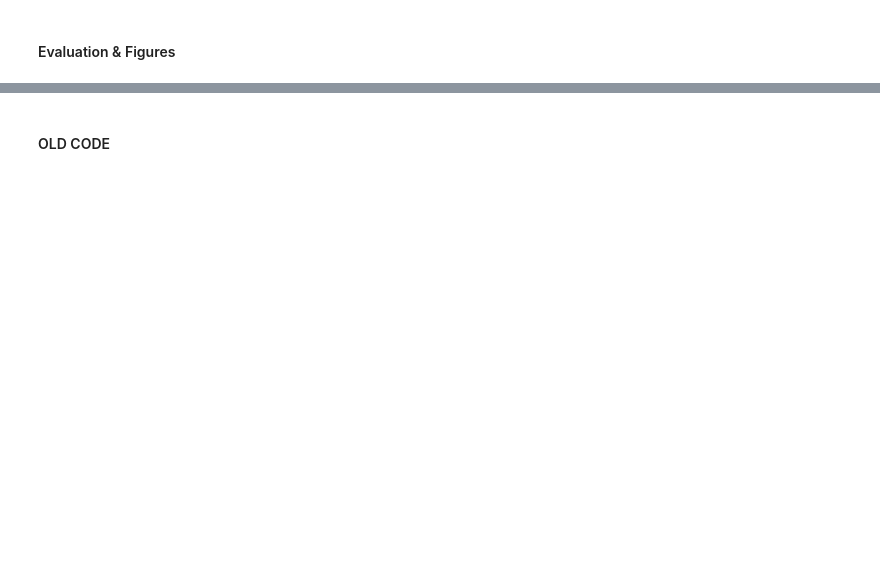
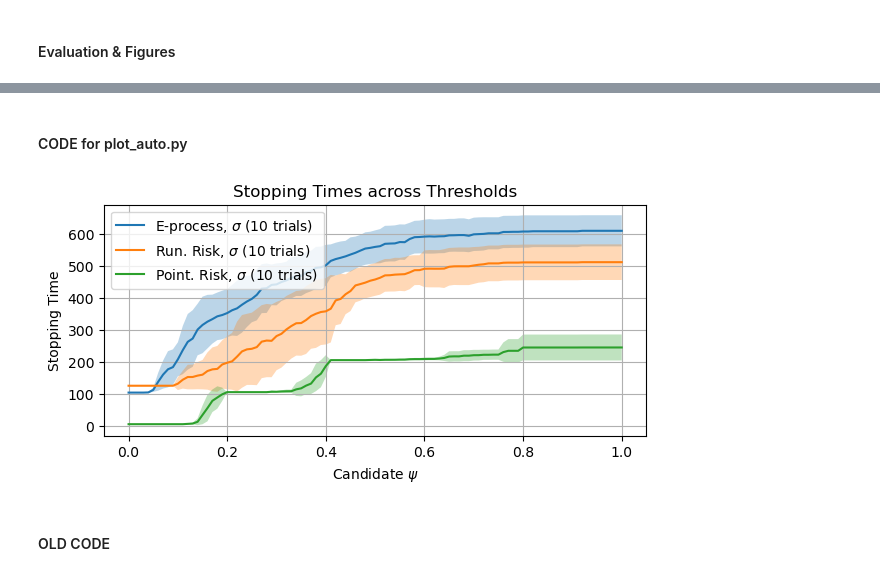
Before and after one commit to alextimans/risk-monitor, a Jupyter notebook: notebooks/rc_supervised2.ipynb, the cells around one changed output, grey strips where cells are left out. Saved outputs shown, nothing was run; the diff lists cells and outputs as text; code cells hidden in the pictures; blank space fills up the shorter version.

```diff
--- a/notebooks/rc_supervised2.ipynb
+++ b/notebooks/rc_supervised2.ipynb
@@ -1232,3 +1234,5 @@ plt.show()
 # plt.ylabel(r"$\psi$-CIs")
 # plt.ylim(-0.01, 1.01)
 # plt.grid(True)
+# %% [markdown]
+#### CODE for plot_auto.py
@@ -1235,3 +1241,63 @@ plt.show()
+# %%
+##############################################################################################
+# STOPPING TIME PLOT
+
+# Create a single figure and axis
+fig, ax = plt.subplots(figsize=(7, 3))
+
+# Calculate mean and standard deviation for E-process stopping times
+stop_eprocess_mean = stop_time_eprocess.mean(dim=0)
+stop_eprocess_std = stop_time_eprocess.std(dim=0)
+
+# Plot E-process stopping time with shading
+ax.plot(psi_cand, stop_eprocess_mean, label=rf"E-process, $\sigma$ ({R} trials)")
+ax.fill_between(
+    psi_cand,
+    stop_eprocess_mean - stop_eprocess_std,
+    stop_eprocess_mean + stop_eprocess_std,
+    alpha=0.3,
+)
+
+# Calculate mean and standard deviation for empirical risk stopping times
+stop_risk_mean = stop_time_risk.mean(dim=0)
+stop_risk_std = stop_time_risk.std(dim=0)
+
+# Plot empirical risk stopping time with shading
+ax.plot(psi_cand, stop_risk_mean, label=rf"Run. Risk, $\sigma$ ({R} trials)")
+ax.fill_between(
+    psi_cand,
+    stop_risk_mean - stop_risk_std,
+    stop_risk_mean + stop_risk_std,
+    alpha=0.3,
+)
+
+# Calculate mean and standard deviation for empirical risk stopping times
+stop_point_risk_mean = stop_time_point_risk.mean(dim=0)
+stop_point_risk_std = stop_time_point_risk.std(dim=0)
+
+# Plot empirical risk stopping time with shading
+ax.plot(psi_cand, stop_point_risk_mean, label=rf"Point. Risk, $\sigma$ ({R} trials)")
+ax.fill_between(
+    psi_cand,
+    stop_point_risk_mean - stop_point_risk_std,
+    stop_point_risk_mean + stop_point_risk_std,
+    alpha=0.3,
+)
+
+# Label the axes and add a title
+ax.set_xlabel(r"Candidate $\psi$")
+ax.set_ylabel("Stopping Time")
+ax.set_title("Stopping Times across Thresholds")
+
+# Add grid and legend
+ax.grid(True)
+ax.legend()
+
+if plot_save:
+    savefig(plot_dir, "stoptime_over_thresh")
+plt.show()
+# %% [output]
+[figure, added]
 # %% [markdown]
 #### OLD CODE
 # %%
```
Also changed, not shown: parts of 16 cells of this notebook, 6 other files.
